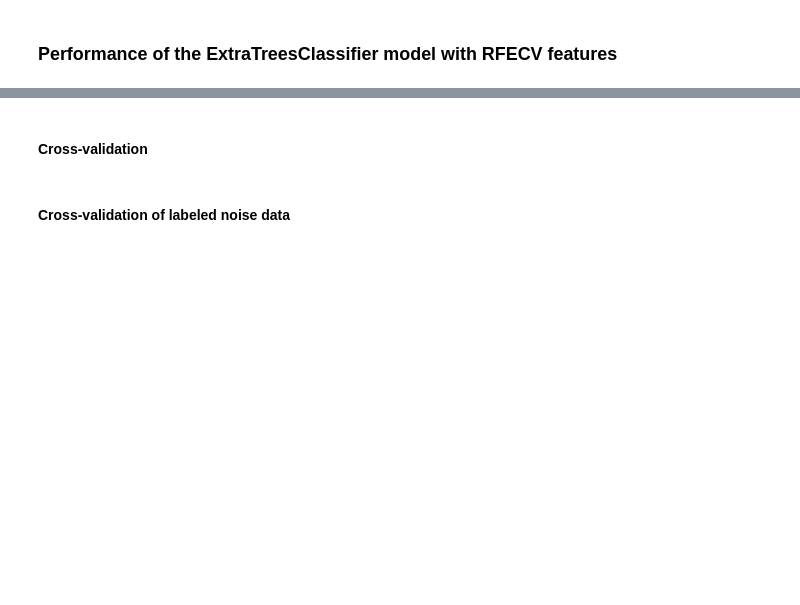
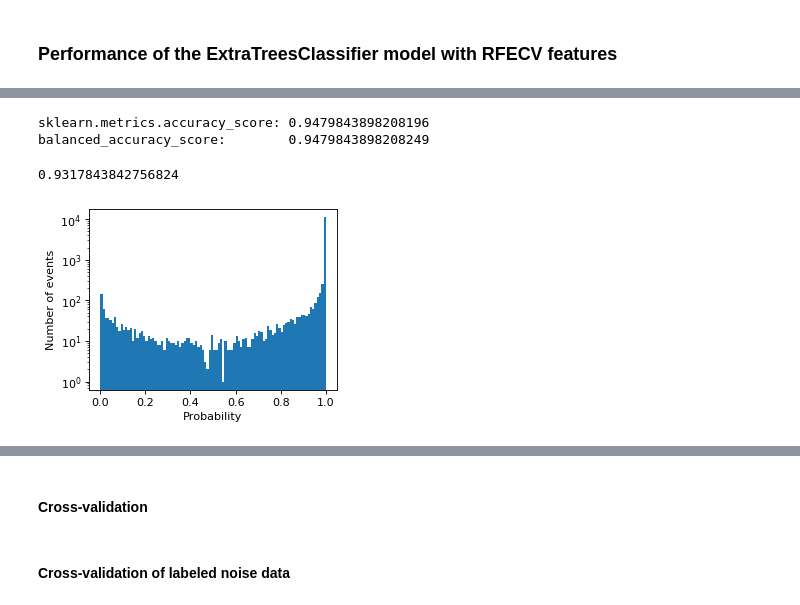
Before and after one commit to vrabelmichal/euso-patt-reco-notebooks, a Jupyter notebook: notebooks/ver4_machine_learning_convnet_szakcs_w_labeled_flight_20190628_2__v2.ipynb, the cells around one changed output, grey strips where cells are left out. Drawn from its saved outputs; the diff is of its cells as text; code cells hidden in the pictures; blank space fills up the shorter version.

```diff
--- a/notebooks/ver4_machine_learning_convnet_szakcs_w_labeled_flight_20190628_2__v2.ipynb
+++ b/notebooks/ver4_machine_learning_convnet_szakcs_w_labeled_flight_20190628_2__v2.ipynb
@@ -2082,22 +2036,30 @@ volumes_set
 # %%
-dataset_condenser_run_cmd_str = (
-    'docker run --rm {volumes} -v {src}:/src -w /src convnet_euso:0.25 python3 model_trainer.py '
+net_model='triple_net'
+model_trainer_output_dir = os.path.join(data_snippets_dir, 'model_trainer', net_model)
+os.makedirs(model_trainer_output_dir, exist_ok=True)
+volumes_set, in_container_dirs = \
+    get_docker_volume_paths(data_export_for_trainer_dir, model_trainer_output_dir)
+
+model_trainer_run_cmd_str = (
+    'docker run --rm --gpus all {volumes} -v {src}:/src -w /src convnet_euso:0.35 python3 model_trainer.py '
     '--name train --test_name test --srcdir {export_dir} --tb_dir {trainer_dir} '
     '--load_yx --load_gtux --load_gtuy --split_mode args -n {net_model}'
 ).format(
     volumes=' '.join('-v '+v for v in volumes_set),
     src=covnet_euso_src_dir,
-    net_model='github_net3',
+    net_model=net_model,
     export_dir=in_container_dirs['export_dir'],
     trainer_dir=in_container_dirs['trainer_dir'],
 )
 
 print('-'*100)
-print(dataset_condenser_run_cmd_str)
+print(model_trainer_run_cmd_str)
 print('-'*100)
 
-subprocess.run(
-    dataset_condenser_run_cmd_str, shell=True
-)
+# does not seem to work as desired
+# run_subprocess_w_output(
+#     model_trainer_run_cmd_str,
+#     os.path.join(model_trainer_output_dir, net_model)
+# )
 # %% [output]
 ----------------------------------------------------------------------------------------------------
@@ -2177,0 +2144,4 @@ Exception: File for item type yx does not exist
+# %%
+model_checker_predictions_on_test_df = pd.read_csv(
+    classifier_results_tsv_pathname, sep='\t'
+)
@@ -2202,24 +2217,31 @@ Exception: File for item type yx does not exist
 # %%
-# # y_test, y_test_pred
-# # sklearn.metrics.accuracy_score
-# X_train = learning_data__var_th_X_train
-# y_train = learning_data__y_train
-# w_train = learning_data__weights_train
+# y_test, y_test_pred
+# sklearn.metrics.accuracy_score
 
-# X_test = learning_data__var_th_X_test
-# y_test = learning_data__y_test
-# y_test_pred = rfecv_selector_on_extra_trees_cls.predict(learning_data__var_th_X_test)
-# w_test = learning_data__weights_test
+y_test = learning_data_dict['test']['target_class'].values
+y_test_pred = np.round(model_checker_predictions_on_test_df['shower_prob'])
+w_test = learning_data_dict['test']['weights'].values
 
-# print('sklearn.metrics.accuracy_score:', sklearn.metrics.accuracy_score(y_test, y_test_pred, sample_weight=w_test))
-# print('balanced_accuracy_score:       ', balanced_accuracy_score(y_test, y_test_pred, sample_weight=w_test))
+print('sklearn.metrics.accuracy_score:', sklearn.metrics.accuracy_score(y_test, y_test_pred, sample_weight=w_test))
+print('balanced_accuracy_score:       ', balanced_accuracy_score(y_test, y_test_pred, sample_weight=w_test))
+# %% [output]
+sklearn.metrics.accuracy_score: 0.9479843898208196
+balanced_accuracy_score:        0.9479843898208249
+# %%
+np.average()
+# %% [output]
+0.9317843842756824
 # %%
-# fig, ax = plt.subplots(figsize=(4,3))
-# ax.hist(rfecv_selector_on_extra_trees_cls.predict_proba(learning_data__var_th_X_test[learning_data__source_class_test == EVENT_CLASS_SIMU_TRACK])[:,1],
-#         bins=100, alpha=1, range=(0,1), label='Simu track')
-# ax.set_ylabel('Number of events')
-# ax.set_xlabel('Probability')
-# ax.set_yscale('log')
-# fig.savefig(os.path.join(data_snippets_dir, 'test_set_simu_track_proba_distribution_horizontal.svg'))
-# plt.show()
+fig, ax = plt.subplots(figsize=(4,3))
+ax.hist(
+    model_checker_predictions_on_test_df['shower_prob'].iloc[
+        learning_data_dict['test']['source_class'].values == EVENT_CLASS_SIMU_TRACK],
+    bins=100, alpha=1, range=(0,1), label='Simu track')
+ax.set_ylabel('Number of events')
+ax.set_xlabel('Probability')
+ax.set_yscale('log')
+fig.savefig(os.path.join(data_snippets_dir, 'test_set_simu_track_proba_distribution_horizontal.svg'))
+plt.show()
+# %% [output]
+[figure, added]
 # %%
```
Also changed, not shown: parts of 73 cells of this notebook, 1 other file.
